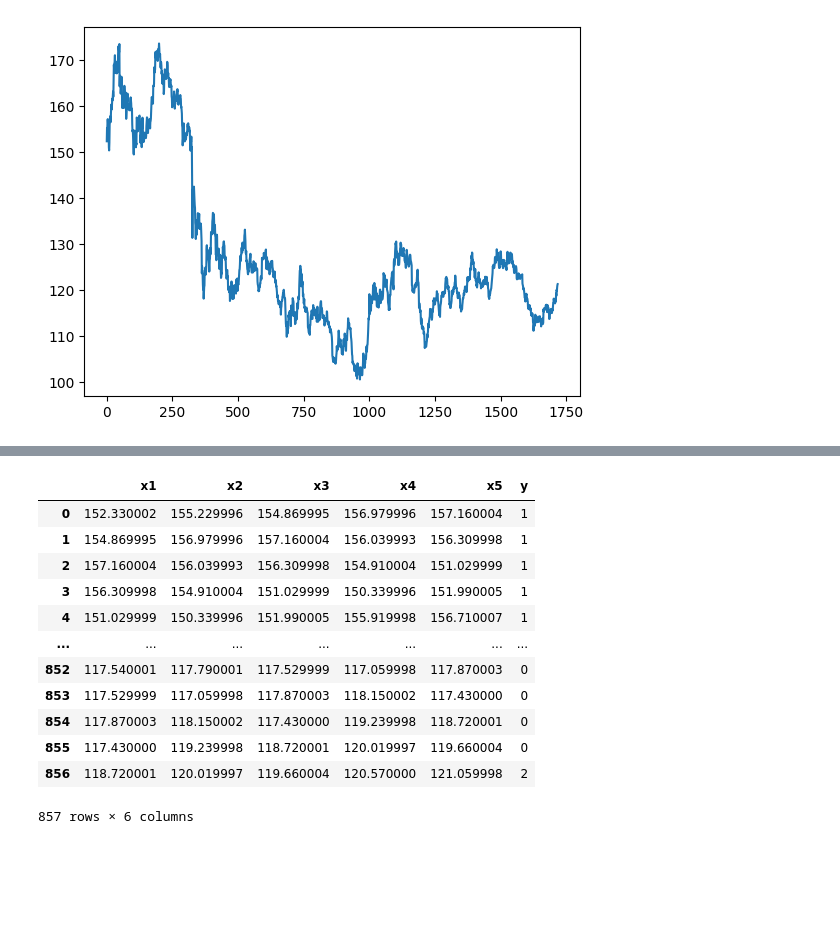
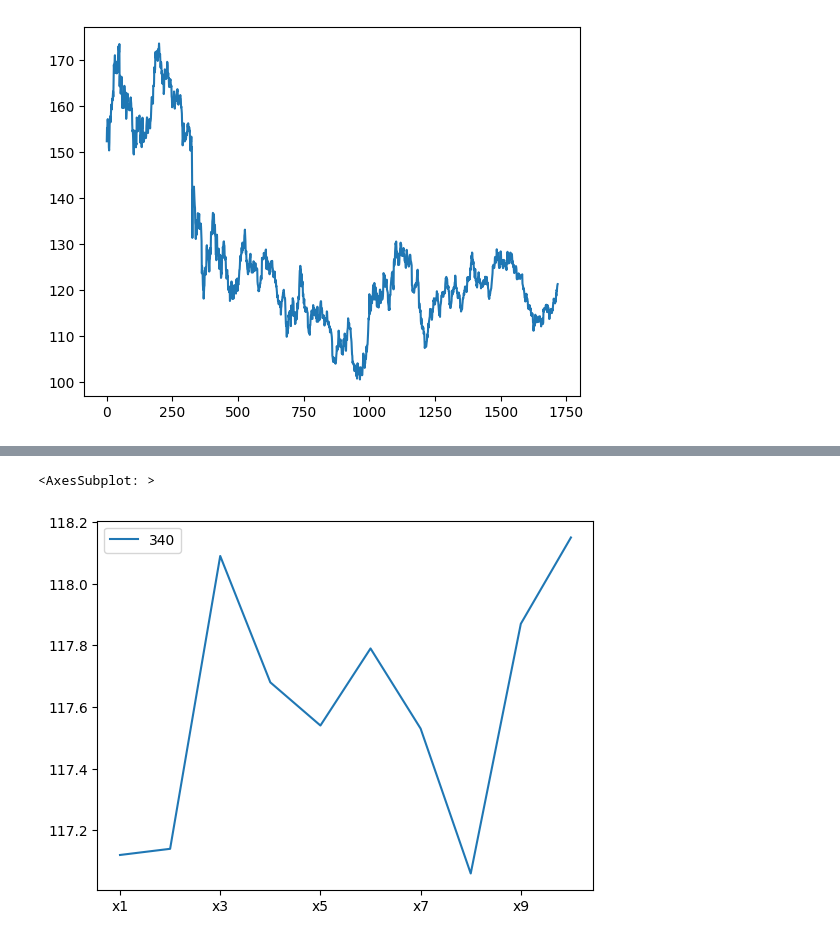
Before and after one commit to ralampay/pattern-recognition-course, a Jupyter notebook: notebooks/Example 10 - Unsupervised Clustering for Time Series.ipynb, the cells around one changed output, grey strips where cells are left out. Saved outputs shown, nothing was run; the diff lists cells and outputs as text; code cells hidden in the pictures; blank space fills up the shorter version.

```diff
--- a/notebooks/Example 10 - Unsupervised Clustering for Time Series.ipynb
+++ b/notebooks/Example 10 - Unsupervised Clustering for Time Series.ipynb
@@ -81,21 +80,10 @@ array([1, 1, 1, 1, 1, 1, 1, 1, 1, 1, 1, 1, 1, 1, 1, 1, 1, 1, 1, 1, 1, 1,
 # %%
 df_windowed['y'] = kmeans.labels_
 
-df_windowed
+df_windowed.iloc[340:341,:-1].T.plot()
 # %% [output]
-|  | x1 | x2 | x3 | x4 | x5 | y |
-| 0 | 152.330002 | 155.229996 | 154.869995 | 156.979996 | 157.160004 | 1 |
-| 1 | 154.869995 | 156.979996 | 157.160004 | 156.039993 | 156.309998 | 1 |
-| 2 | 157.160004 | 156.039993 | 156.309998 | 154.910004 | 151.029999 | 1 |
-| 3 | 156.309998 | 154.910004 | 151.029999 | 150.339996 | 151.990005 | 1 |
-| 4 | 151.029999 | 150.339996 | 151.990005 | 155.919998 | 156.710007 | 1 |
-| ... | ... | ... | ... | ... | ... | ... |
-| 852 | 117.540001 | 117.790001 | 117.529999 | 117.059998 | 117.870003 | 0 |
-| 853 | 117.529999 | 117.059998 | 117.870003 | 118.150002 | 117.430000 | 0 |
-| 854 | 117.870003 | 118.150002 | 117.430000 | 119.239998 | 118.720001 | 0 |
-| 855 | 117.430000 | 119.239998 | 118.720001 | 120.019997 | 119.660004 | 0 |
-| 856 | 118.720001 | 120.019997 | 119.660004 | 120.570000 | 121.059998 | 2 |
-857 rows × 6 columns
+<AxesSubplot: >
+[figure, added]
 # %%
 kmeans.cluster_centers_
 # %% [output]
```
Also changed, not shown: parts of 9 cells of this notebook.
